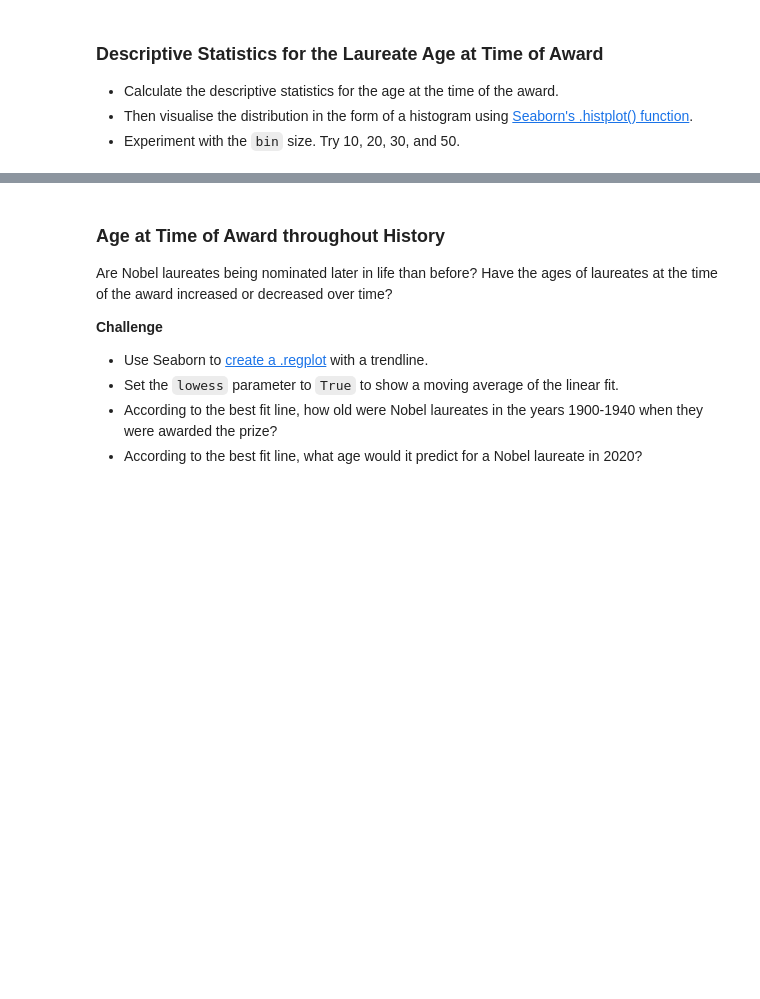
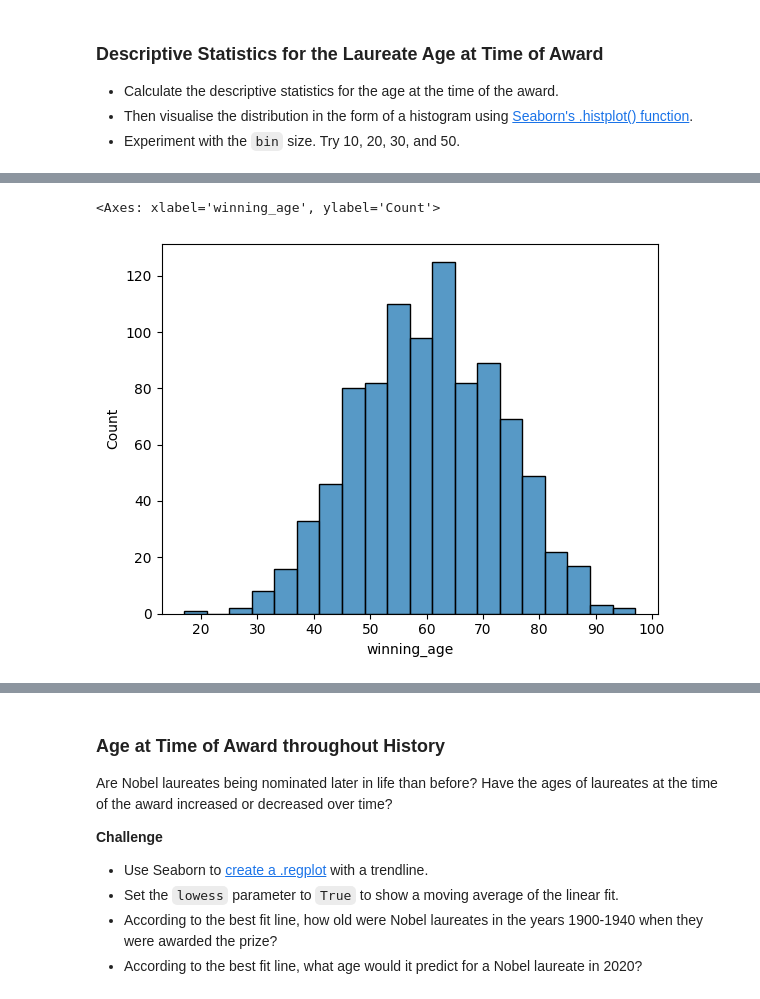
Before and after one commit to slimrivermoi/day79-data-analysis-visualization-with-plotly-matplotlib-seaborn, a Jupyter notebook: Nobel_Prize_Analysis_(start).ipynb, the cells around one changed output, grey strips where cells are left out. Drawn from its saved outputs; the diff is of its cells as text; code cells hidden in the pictures; blank space fills up the shorter version.

```diff
--- a/Nobel_Prize_Analysis_(start).ipynb
+++ b/Nobel_Prize_Analysis_(start).ipynb
@@ -1178,0 +1225,7 @@ How Old Are the Laureates When the Win the Prize?
+# %%
+sns.histplot(data=df_data,
+             x='winning_age',
+             bins=20)
+# %% [output]
+<Axes: xlabel='winning_age', ylabel='Count'>
+[figure, added]
```
Also changed, not shown: parts of 21 cells of this notebook.
